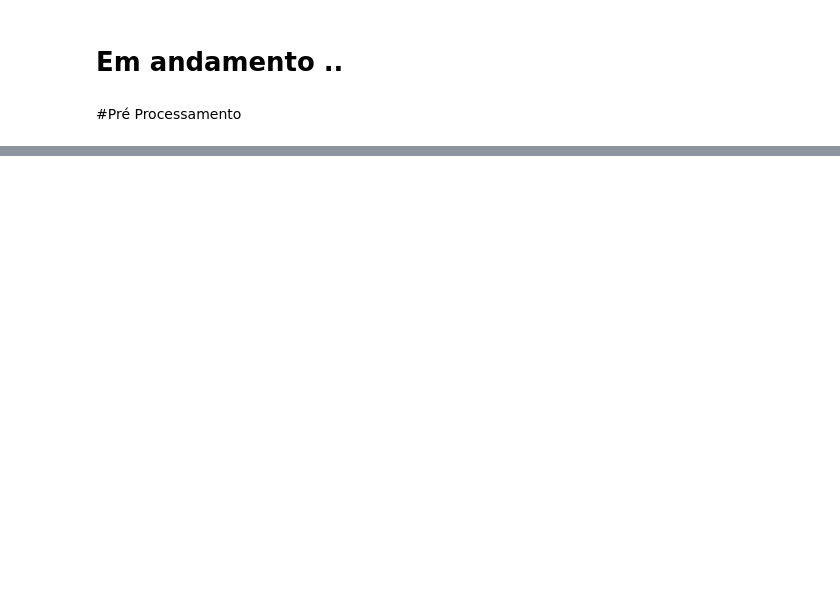
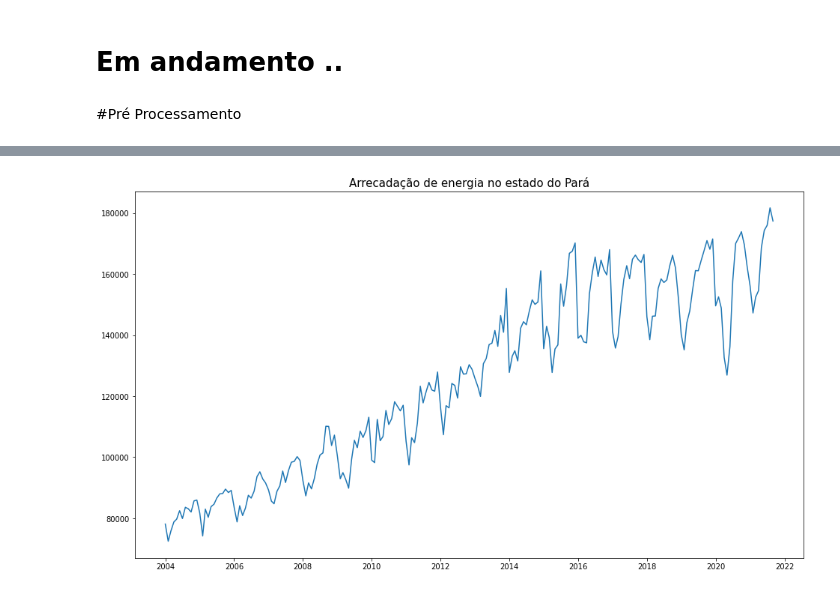
Before and after one commit to nicolycosta/RedesNeurais-SeriesTemporais, a Jupyter notebook: RNIPCA.ipynb, the cells around one changed output, grey strips where cells are left out. Drawn from its saved outputs; the diff is of its cells as text; code cells hidden in the pictures; blank space fills up the shorter version.

```diff
--- a/RNIPCA.ipynb
+++ b/RNIPCA.ipynb
@@ -35,0 +36,12 @@ serie
+# %%
+plt.figure(figsize=(16,9))
+
+plt.plot()
+plt.plot(serie['energia'])
+plt.title('Arrecadação de energia no estado do Pará',fontsize=15)
+plt.ylabel('',fontsize=14)
+#plt.savefig('Gráfico.png', format='png') #salvar o imagem
+
+plt.show()
+# %% [output]
+[figure, added]
```
Also changed, not shown: parts of 2 cells of this notebook.
